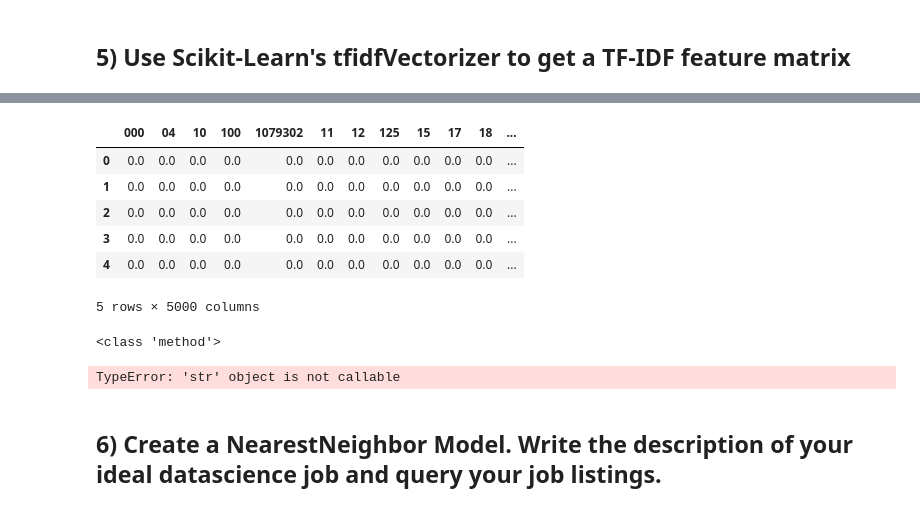
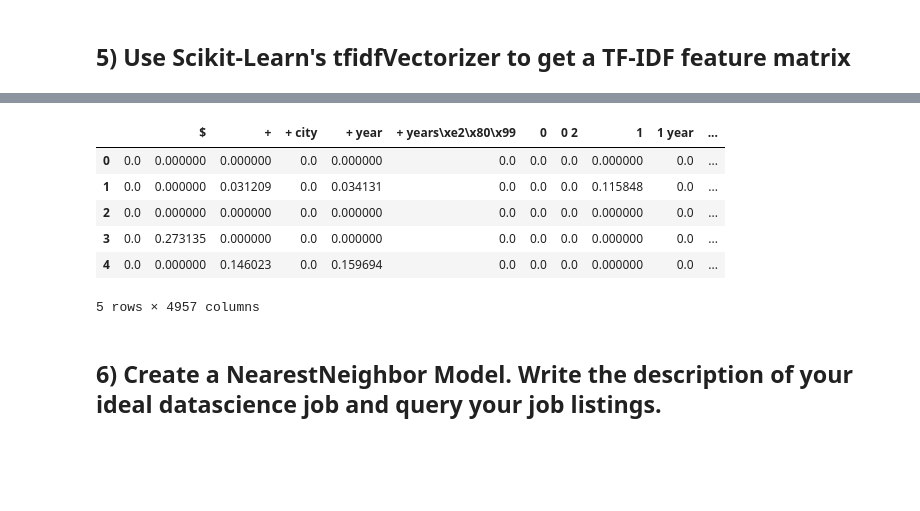
Before and after one commit to anitashar/DS-Unit-4-Sprint-1-NLP, a Jupyter notebook: module2-vector-representations/LS_DS_412_Vector_Representations_Assignment.ipynb, the cells around one changed output, grey strips where cells are left out. Drawn from its saved outputs; the diff is of its cells as text; code cells hidden in the pictures; blank space fills up the shorter version.

```diff
--- a/module2-vector-representations/LS_DS_412_Vector_Representations_Assignment.ipynb
+++ b/module2-vector-representations/LS_DS_412_Vector_Representations_Assignment.ipynb
@@ -163,2 +162,8 @@ plt.show()
+# %%
+def tokenize(document):
+
+    doc = nlp(document)
+
+    return [token.lemma_.strip() for token in doc if (token.is_stop != True) and (token.is_punct != True)]
 # %% [markdown]
 ## 5) Use Scikit-Learn's tfidfVectorizer to get a TF-IDF feature matrix
@@ -180,72 +170,55 @@ Name: description, Length: 426, dtype: object
-# %%
-from sklearn.feature_extraction.text import TfidfVectorizer
-
-# Instantiate vectorizer object
-tfidf = TfidfVectorizer(stop_words='english', max_features=5000)
-
-# Create a vocabulary and get word counts per document
-# Similiar to fit_predict
-dtm = tfidf.fit_transform(df['description'])
-
-# Print word counts
-
-# Get feature names to use as dataframe column headers
-dtm = pd.DataFrame(dtm.todense(), columns=tfidf.get_feature_names())
-
-# View Feature Matrix as DataFrame
-dtm.head()
-# %% [output]
-|  | 000 | 04 | 10 | 100 | 1079302 | 11 | 12 | 125 | 15 | 17 | 18 | ... |
-| 0 | 0.0 | 0.0 | 0.0 | 0.0 | 0.0 | 0.0 | 0.0 | 0.0 | 0.0 | 0.0 | 0.0 | ... |
-| 1 | 0.0 | 0.0 | 0.0 | 0.0 | 0.0 | 0.0 | 0.0 | 0.0 | 0.0 | 0.0 | 0.0 | ... |
-| 2 | 0.0 | 0.0 | 0.0 | 0.0 | 0.0 | 0.0 | 0.0 | 0.0 | 0.0 | 0.0 | 0.0 | ... |
-| 3 | 0.0 | 0.0 | 0.0 | 0.0 | 0.0 | 0.0 | 0.0 | 0.0 | 0.0 | 0.0 | 0.0 | ... |
-| 4 | 0.0 | 0.0 | 0.0 | 0.0 | 0.0 | 0.0 | 0.0 | 0.0 | 0.0 | 0.0 | 0.0 | ... |
-5 rows × 5000 columns
 # %%
-from spacy.tokenizer import Tokenizer
-from tokenize import tokenize
-
+# from spacy.tokenizer import Tokenizer
+# from tokenize import tokenize
 
 # Tunning Parameters
 #nlp.Defaults.stop_word => spacy stop word
 # Instantiate vectorizer object
 tfidf = TfidfVectorizer(stop_words='english',
                        tokenizer=tokenize,
                        min_df=5, # words appears in atleast 5 document
                        ngram_range=(1,2), #
                        max_df=.80, # if words appear in the atleast 80% of the document ignore it
                        max_features=5000)
 
 # Create a vocabulary and get word counts per document
-print(type(tfidf.fit_transform))
-dtm_tfidf = tfidf.fit_transform(df['description']) # Similiar to fit_predict
+dtm_tfidf = tfidf.fit_transform(df.description.values) # Similiar to fit_predict
 
 # Print word counts
 
 # Get feature names to use as dataframe column headers
 dtm_tfidf = pd.DataFrame(dtm_tfidf.todense(), columns=tfidf.get_feature_names())
 
 # View Feature Matrix as DataFrame
 dtm_tfidf.head()
+# Tunning Parameters
+#nlp.Defaults.stop_word => spacy stop word
+# Instantiate vectorizer object
+tfidf = TfidfVectorizer(stop_words='english',
+                       tokenizer=tokenize,
+                       min_df=5, # words appears in atleast 5 document
+                       ngram_range=(1,2), #
+                       max_df=.80, # if words appear in the atleast 80% of the document ignore it
+                       max_features=5000)
 
+# Create a vocabulary and get word counts per document
+dtm_tfidf = tfidf.fit_transform(df.description.values) # Similiar to fit_predict
 
+# Print word counts
 
+# Get feature names to use as dataframe column headers
+dtm_tfidf = pd.DataFrame(dtm_tfidf.todense(), columns=tfidf.get_feature_names())
 
-
-# # Create a vocabulary and get word counts per document
-# dtm = tfidf.fit_transform(data) # Similiar to fit_predict
-
-# # Print word counts
-
-# # Get feature names to use as dataframe column headers
-# dtm = pd.DataFrame(dtm.todense(), columns=tfidf.get_feature_names())
-
-# # View Feature Matrix as DataFrame
-# dtm.head()
+# View Feature Matrix as DataFrame
+dtm_tfidf.head()
 # %% [output]
+|  |  | $ | + | + city | + year | + years\xe2\x80\x99 | 0 | 0 2 | 1 | 1 year | ... |
+| 0 | 0.0 | 0.000000 | 0.000000 | 0.0 | 0.000000 | 0.0 | 0.0 | 0.0 | 0.000000 | 0.0 | ... |
+| 1 | 0.0 | 0.000000 | 0.031209 | 0.0 | 0.034131 | 0.0 | 0.0 | 0.0 | 0.115848 | 0.0 | ... |
+| 2 | 0.0 | 0.000000 | 0.000000 | 0.0 | 0.000000 | 0.0 | 0.0 | 0.0 | 0.000000 | 0.0 | ... |
+| 3 | 0.0 | 0.273135 | 0.000000 | 0.0 | 0.000000 | 0.0 | 0.0 | 0.0 | 0.000000 | 0.0 | ... |
+| 4 | 0.0 | 0.000000 | 0.146023 | 0.0 | 0.159694 | 0.0 | 0.0 | 0.0 | 0.000000 | 0.0 | ... |
-<class 'method'>
+5 rows × 4957 columns
-TypeError: 'str' object is not callable
 # %% [markdown]
 ## 6) Create a NearestNeighbor Model. Write the description of your ideal datascience job and query your job listings.
 # %%
```
Also changed, not shown: parts of 11 cells of this notebook.
